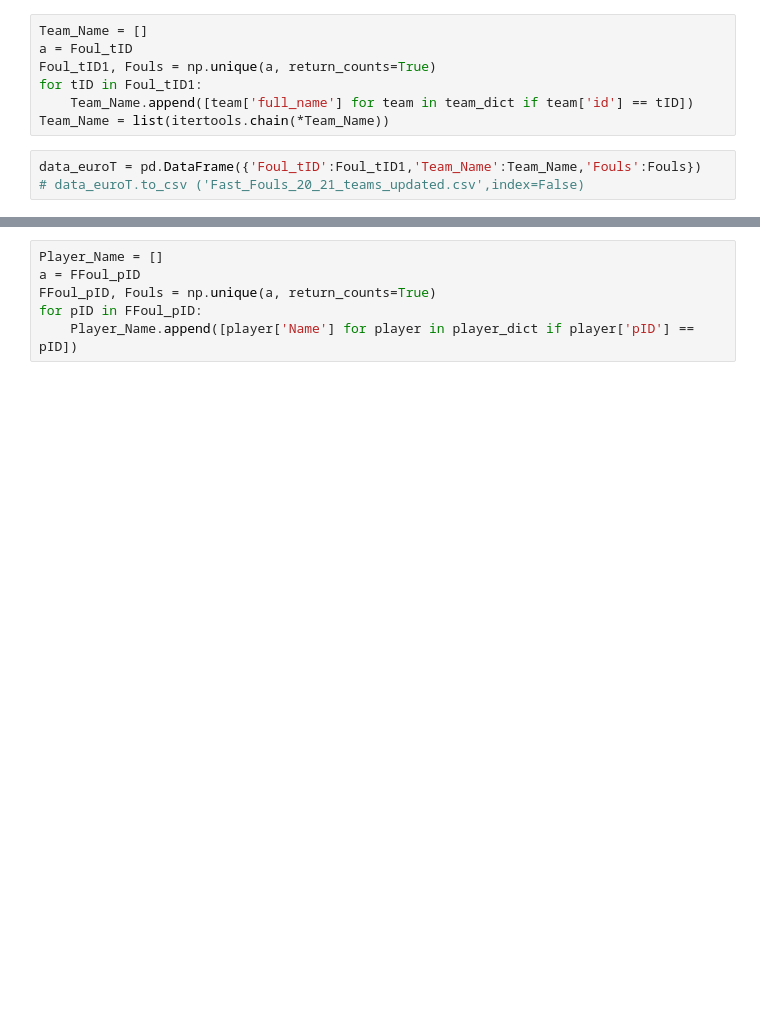
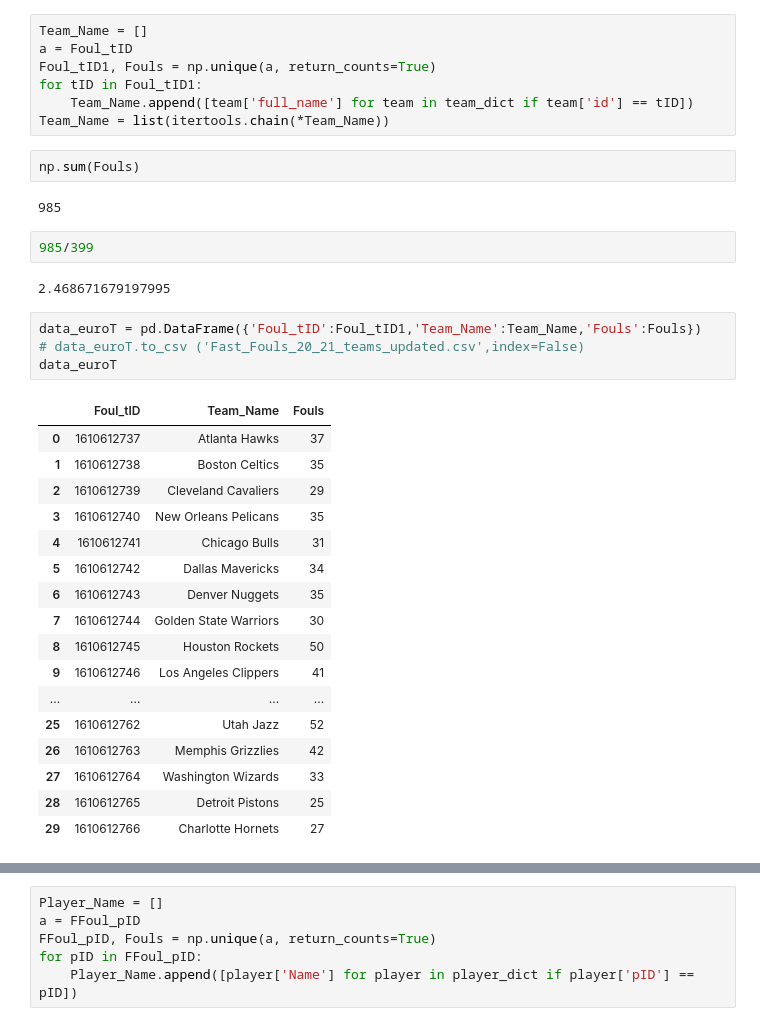
Before and after one commit to sravanpannala/NBA, a Jupyter notebook: Frustration_Coast/frustration_foul_PBP.ipynb, the cells around one changed output, grey strips where cells are left out. Drawn from its saved outputs; the diff is of its cells as text; blank space fills up the shorter version.

```diff
--- a/Frustration_Coast/frustration_foul_PBP.ipynb
+++ b/Frustration_Coast/frustration_foul_PBP.ipynb
@@ -107,9 +107,36 @@ Foul_tID1, Fouls = np.unique(a, return_counts=True)
 for tID in Foul_tID1:
     Team_Name.append([team['full_name'] for team in team_dict if team['id'] == tID])
 Team_Name = list(itertools.chain(*Team_Name))
+# %%
+np.sum(Fouls)
+# %% [output]
+985
+# %%
+985/399
+# %% [output]
+2.468671679197995
 # %%
 data_euroT = pd.DataFrame({'Foul_tID':Foul_tID1,'Team_Name':Team_Name,'Fouls':Fouls})
 # data_euroT.to_csv ('Fast_Fouls_20_21_teams_updated.csv',index=False)
+data_euroT
+# %% [output]
+|  | Foul_tID | Team_Name | Fouls |
+| 0 | 1610612737 | Atlanta Hawks | 37 |
+| 1 | 1610612738 | Boston Celtics | 35 |
+| 2 | 1610612739 | Cleveland Cavaliers | 29 |
+| 3 | 1610612740 | New Orleans Pelicans | 35 |
+| 4 | 1610612741 | Chicago Bulls | 31 |
+| 5 | 1610612742 | Dallas Mavericks | 34 |
+| 6 | 1610612743 | Denver Nuggets | 35 |
+| 7 | 1610612744 | Golden State Warriors | 30 |
+| 8 | 1610612745 | Houston Rockets | 50 |
+| 9 | 1610612746 | Los Angeles Clippers | 41 |
+| ... | ... | ... | ... |
+| 25 | 1610612762 | Utah Jazz | 52 |
+| 26 | 1610612763 | Memphis Grizzlies | 42 |
+| 27 | 1610612764 | Washington Wizards | 33 |
+| 28 | 1610612765 | Detroit Pistons | 25 |
+| 29 | 1610612766 | Charlotte Hornets | 27 |
 # %%
 FFoul_pID =[]
 k = 0
```
Also changed, not shown: parts of 9 cells of this notebook, 8 other files.
